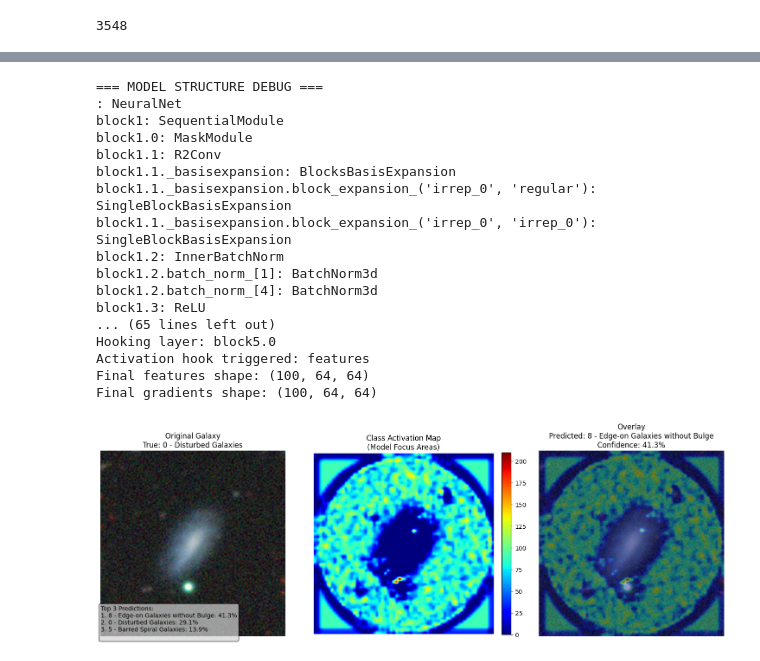
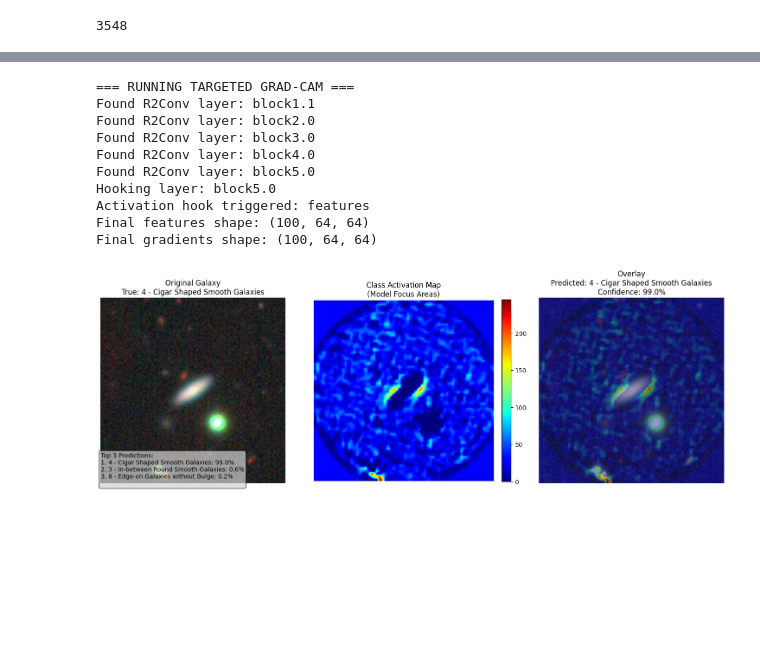
Before and after one commit to GabrielArpini/GalaxyClassifier, a Jupyter notebook: notebooks/model_analysis.ipynb, the cells around one changed output, grey strips where cells are left out. Saved outputs shown, nothing was run; the diff lists cells and outputs as text; code cells hidden in the pictures; blank space fills up the shorter version.

Commit message:
fix: notebook grad cam error

```diff
--- a/notebooks/model_analysis.ipynb
+++ b/notebooks/model_analysis.ipynb
@@ -651,49 +651,42 @@ def compute_grad_cam_targeted(model, image, symmetry, target_class, device):
         traceback.print_exc()
         return None, None, None
     finally:
         try:
             hook_handle.remove()
         except:
             pass
 
 
 # For single sample analysis:
-sample_image, sample_label, sample_symmetry = test_dataset[21]
+sample_image, sample_label, sample_symmetry = test_dataset[101]
 
 # First debug the model structure
-debug_model_structure(model)
+#debug_model_structure(model)
 
 # Try the targeted approach
 print("\n=== RUNNING TARGETED GRAD-CAM ===")
 grad_cam, predicted_class, probabilities = compute_grad_cam_targeted(
     model, sample_image, sample_symmetry, sample_label, device
 )
 
 if grad_cam is not None:
     plot_cam(sample_image, grad_cam, sample_label, predicted_class,
              probabilities, class_names)
 else:
     print("Grad-CAM computation failed. This might be due to E-CNN's complex module structure.")
     print("Consider using feature visualization or attention maps instead.")
 # %% [output]
-=== MODEL STRUCTURE DEBUG ===
-: NeuralNet
-block1: SequentialModule
-block1.0: MaskModule
-block1.1: R2Conv
-block1.1._basisexpansion: BlocksBasisExpansion
-block1.1._basisexpansion.block_expansion_('irrep_0', 'regular'): SingleBlockBasisExpansion
-block1.1._basisexpansion.block_expansion_('irrep_0', 'irrep_0'): SingleBlockBasisExpansion
-block1.2: InnerBatchNorm
-block1.2.batch_norm_[1]: BatchNorm3d
-block1.2.batch_norm_[4]: BatchNorm3d
-block1.3: ReLU
-... (65 lines left out)
+=== RUNNING TARGETED GRAD-CAM ===
+Found R2Conv layer: block1.1
+Found R2Conv layer: block2.0
+Found R2Conv layer: block3.0
+Found R2Conv layer: block4.0
+Found R2Conv layer: block5.0
 Hooking layer: block5.0
 Activation hook triggered: features
 Final features shape: (100, 64, 64)
 Final gradients shape: (100, 64, 64)
-[figure, old version]
+[figure, new version]
 # %%
 def conf_matrix_eval(model):
     model.eval()
```
Also changed, not shown: parts of 5 cells of this notebook, 1 other file.
